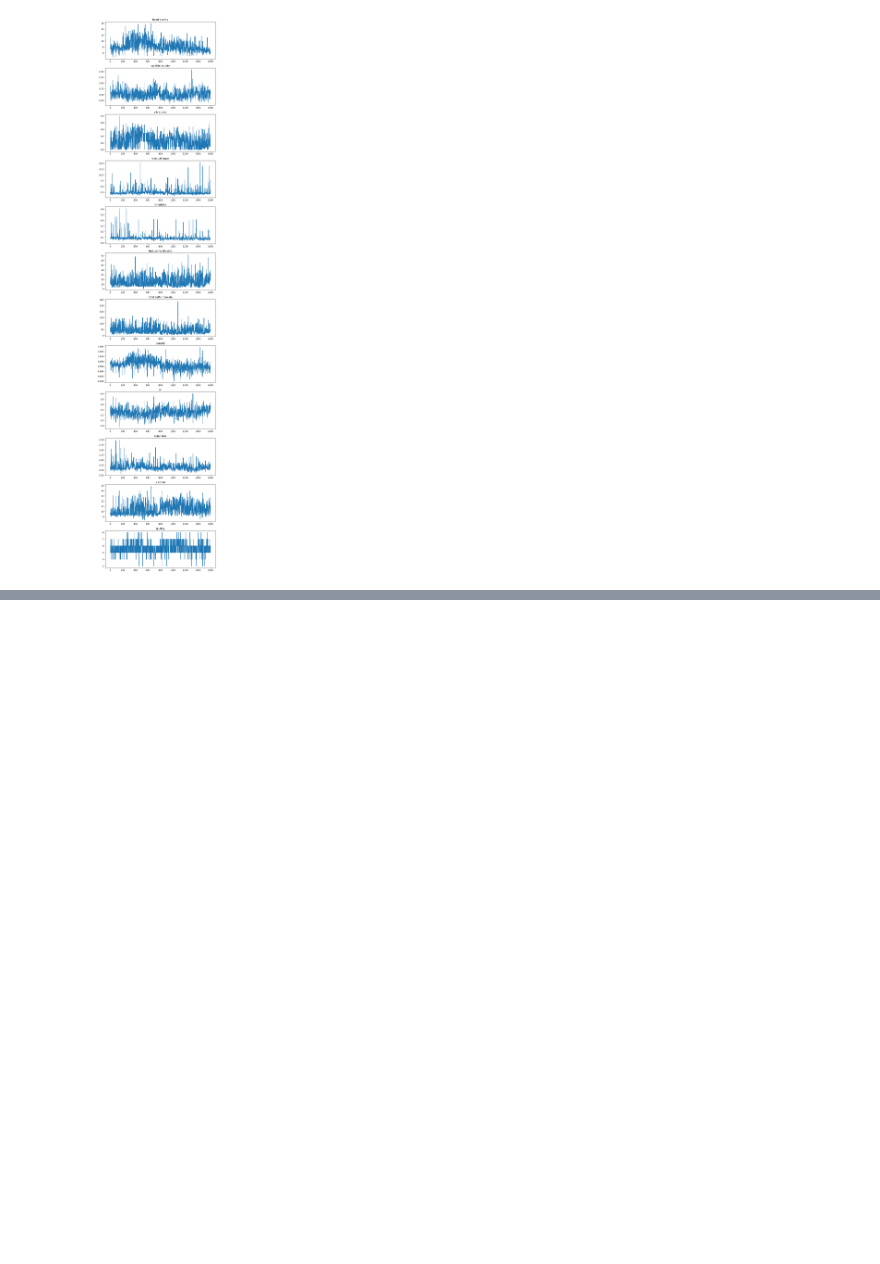
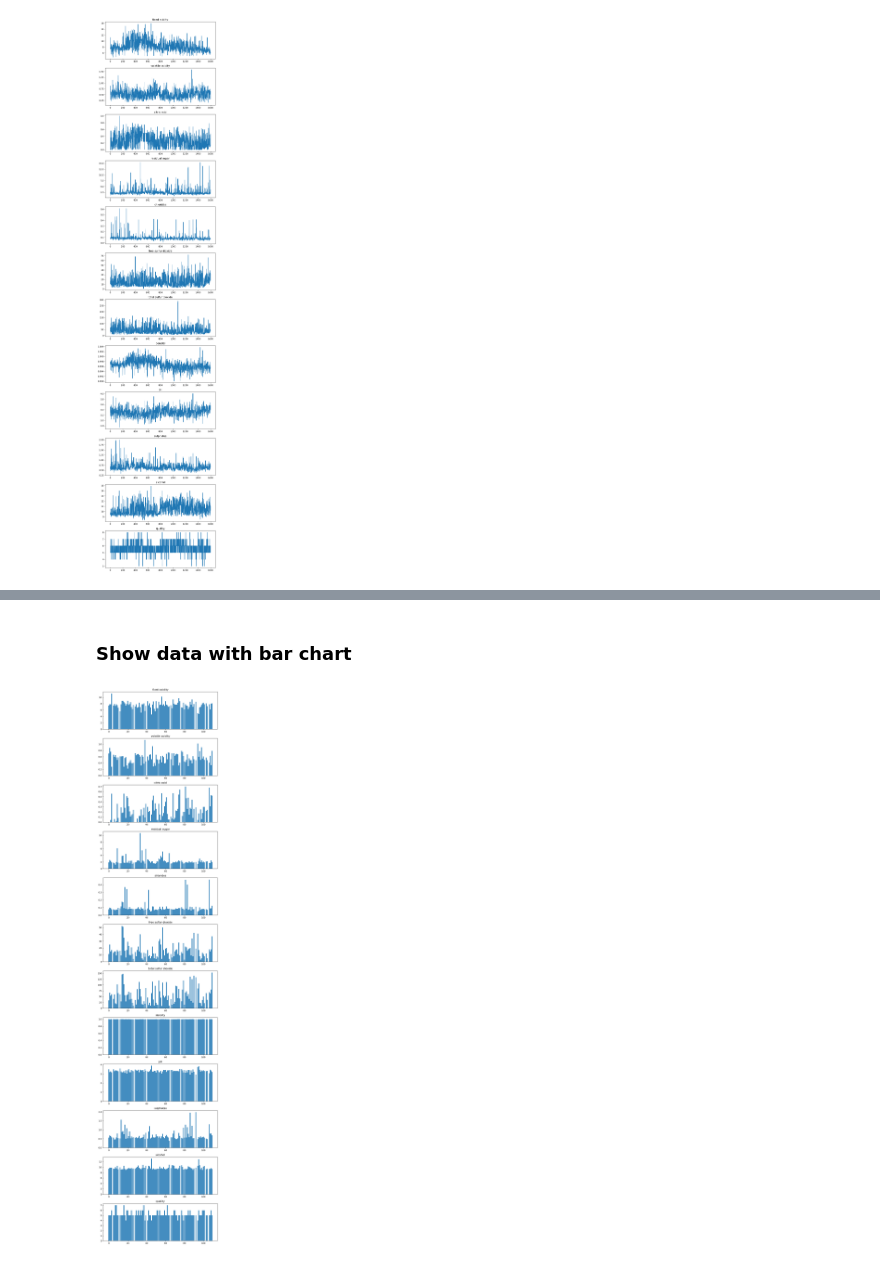
Before and after one commit to Azzure45/big-data-iot-labs, a Jupyter notebook: mini-projekt/mini-project-anton-mahdi.ipynb, the cells around one changed output, grey strips where cells are left out. Saved outputs shown, nothing was run; the diff lists cells and outputs as text; code cells hidden in the pictures; blank space fills up the shorter version.

Commit message:
fixed charts

```diff
--- a/mini-projekt/mini-project-anton-mahdi.ipynb
+++ b/mini-projekt/mini-project-anton-mahdi.ipynb
@@ -62,0 +90,8 @@ find_outlier_data(df, df.columns)
+# %%
+dups=df.duplicated()
+print(dups)
+
+df=df.drop_duplicates()
+
+dropted_dups=df.duplicated()
+print(dropted_dups)
@@ -62,0 +116,19 @@ find_outlier_data(df, df.columns)
+# %% [markdown]
+### Show data with bar chart
+# %%
+import matplotlib.pyplot as plt
+
+def bar_subplots(df, columns):
+    n = len(columns)
+    fig, axes = plt.subplots(n, 1, figsize=(8, 3*n))
+
+    for ax, col in zip(axes, columns):
+        ax.bar(df.index[:100], df[col].iloc[:100])
+        ax.set_title(col)
+
+    plt.tight_layout()
+    plt.show()
+
+bar_subplots(df, df.columns)
+# %% [output]
+[figure, added]
```
Also changed, not shown: parts of 9 cells of this notebook, 1 other file.
